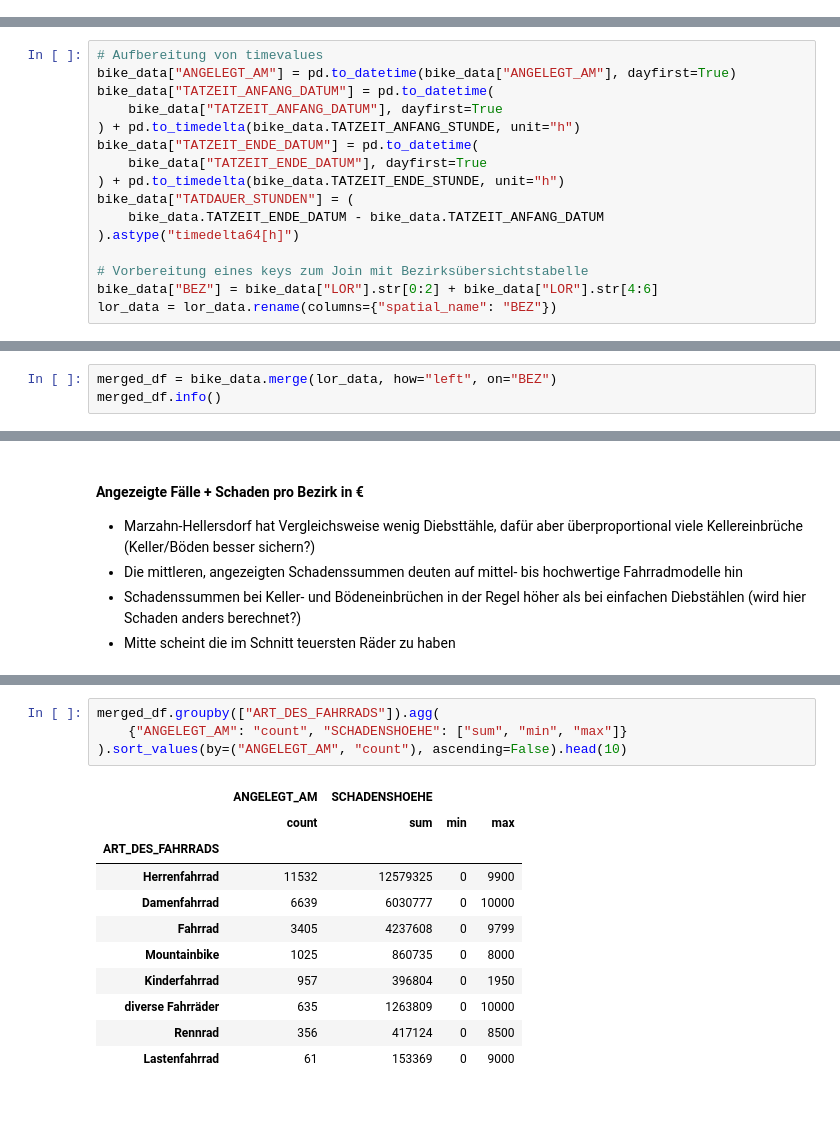
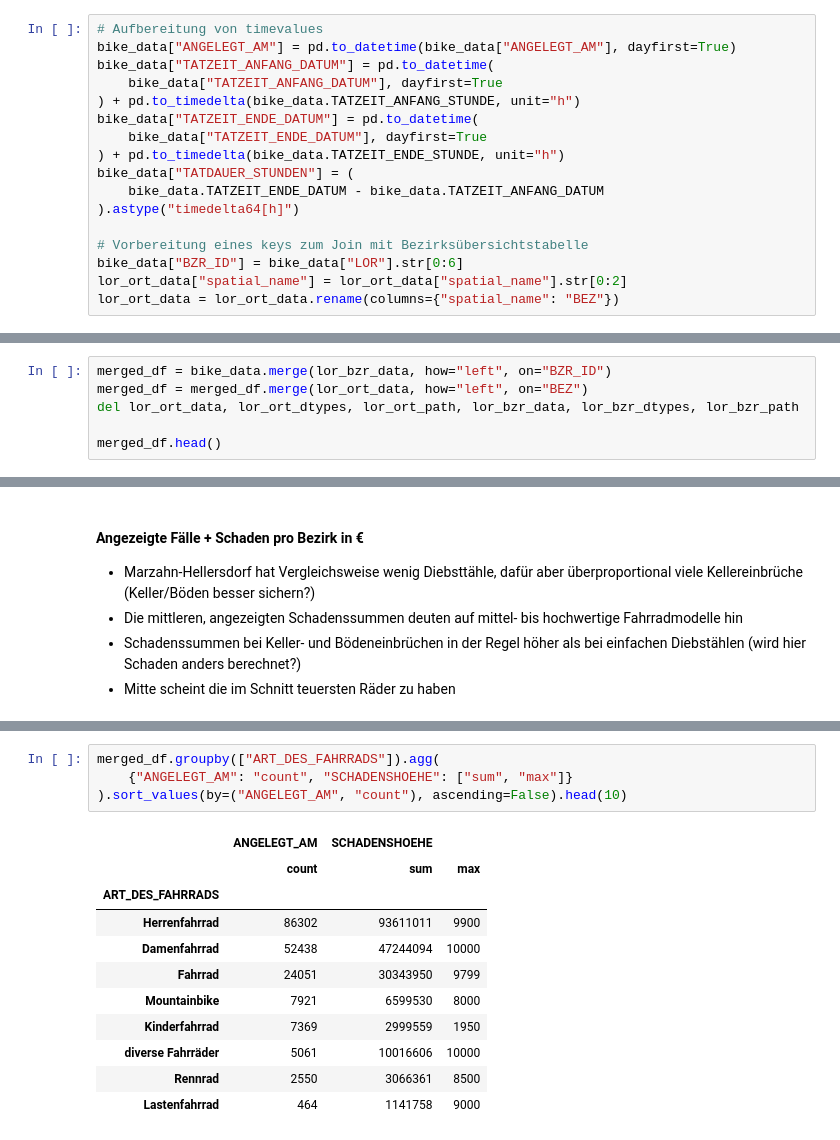
Before and after one commit to adrian-baumann/application_challenge, a Jupyter notebook: exploration.ipynb, the cells around one changed output, grey strips where cells are left out. Drawn from its saved outputs; the diff is of its cells as text; blank space fills up the shorter version.

```diff
--- a/exploration.ipynb
+++ b/exploration.ipynb
@@ -47,2 +63,19 @@ with open(lor_path, "rb") as file:
+# %%
+# Aufbereitung von timevalues
+bike_data["ANGELEGT_AM"] = pd.to_datetime(bike_data["ANGELEGT_AM"], dayfirst=True)
+bike_data["TATZEIT_ANFANG_DATUM"] = pd.to_datetime(
+    bike_data["TATZEIT_ANFANG_DATUM"], dayfirst=True
+) + pd.to_timedelta(bike_data.TATZEIT_ANFANG_STUNDE, unit="h")
+bike_data["TATZEIT_ENDE_DATUM"] = pd.to_datetime(
+    bike_data["TATZEIT_ENDE_DATUM"], dayfirst=True
+) + pd.to_timedelta(bike_data.TATZEIT_ENDE_STUNDE, unit="h")
+bike_data["TATDAUER_STUNDEN"] = (
+    bike_data.TATZEIT_ENDE_DATUM - bike_data.TATZEIT_ANFANG_DATUM
+).astype("timedelta64[h]")
+
+# Vorbereitung eines keys zum Join mit Bezirksübersichtstabelle
+bike_data["BZR_ID"] = bike_data["LOR"].str[0:6]
+lor_ort_data["spatial_name"] = lor_ort_data["spatial_name"].str[0:2]
+lor_ort_data = lor_ort_data.rename(columns={"spatial_name": "BEZ"})
 # %%
 # bike_data.info()
@@ -50,16 +83,0 @@ with open(lor_path, "rb") as file:
-# %%
-# Aufbereitung von timevalues
-bike_data["ANGELEGT_AM"] = pd.to_datetime(bike_data["ANGELEGT_AM"], dayfirst=True)
-bike_data["TATZEIT_ANFANG_DATUM"] = pd.to_datetime(
-    bike_data["TATZEIT_ANFANG_DATUM"], dayfirst=True
-) + pd.to_timedelta(bike_data.TATZEIT_ANFANG_STUNDE, unit="h")
-bike_data["TATZEIT_ENDE_DATUM"] = pd.to_datetime(
-    bike_data["TATZEIT_ENDE_DATUM"], dayfirst=True
-) + pd.to_timedelta(bike_data.TATZEIT_ENDE_STUNDE, unit="h")
-bike_data["TATDAUER_STUNDEN"] = (
-    bike_data.TATZEIT_ENDE_DATUM - bike_data.TATZEIT_ANFANG_DATUM
-).astype("timedelta64[h]")
-
-# Vorbereitung eines keys zum Join mit Bezirksübersichtstabelle
-bike_data["BEZ"] = bike_data["LOR"].str[0:2] + bike_data["LOR"].str[4:6]
-lor_data = lor_data.rename(columns={"spatial_name": "BEZ"})
@@ -75,4 +86,7 @@ bike_data.head()
 # %%
-merged_df = bike_data.merge(lor_data, how="left", on="BEZ")
-merged_df.info()
+merged_df = bike_data.merge(lor_bzr_data, how="left", on="BZR_ID")
+merged_df = merged_df.merge(lor_ort_data, how="left", on="BEZ")
+del lor_ort_data, lor_ort_dtypes, lor_ort_path, lor_bzr_data, lor_bzr_dtypes, lor_bzr_path
+
+merged_df.head()
 # %% [output]
@@ -274,19 +377,19 @@ sns.move_legend(
 # %%
 merged_df.groupby(["ART_DES_FAHRRADS"]).agg(
-    {"ANGELEGT_AM": "count", "SCHADENSHOEHE": ["sum", "min", "max"]}
+    {"ANGELEGT_AM": "count", "SCHADENSHOEHE": ["sum", "max"]}
 ).sort_values(by=("ANGELEGT_AM", "count"), ascending=False).head(10)
 # %% [output]
-|  | ANGELEGT_AM | SCHADENSHOEHE |  |  |
-|  | count | sum | min | max |
-| ART_DES_FAHRRADS |  |  |  |  |
-| Herrenfahrrad | 11532 | 12579325 | 0 | 9900 |
-| Damenfahrrad | 6639 | 6030777 | 0 | 10000 |
-| Fahrrad | 3405 | 4237608 | 0 | 9799 |
-| Mountainbike | 1025 | 860735 | 0 | 8000 |
-| Kinderfahrrad | 957 | 396804 | 0 | 1950 |
-| diverse Fahrräder | 635 | 1263809 | 0 | 10000 |
-| Rennrad | 356 | 417124 | 0 | 8500 |
-| Lastenfahrrad | 61 | 153369 | 0 | 9000 |
+|  | ANGELEGT_AM | SCHADENSHOEHE |  |
+|  | count | sum | max |
+| ART_DES_FAHRRADS |  |  |  |
+| Herrenfahrrad | 86302 | 93611011 | 9900 |
+| Damenfahrrad | 52438 | 47244094 | 10000 |
+| Fahrrad | 24051 | 30343950 | 9799 |
+| Mountainbike | 7921 | 6599530 | 8000 |
+| Kinderfahrrad | 7369 | 2999559 | 1950 |
+| diverse Fahrräder | 5061 | 10016606 | 10000 |
+| Rennrad | 2550 | 3066361 | 8500 |
+| Lastenfahrrad | 464 | 1141758 | 9000 |
 # %%
 fig, ax = plt.subplots()
 sns.histplot(
```
Also changed, not shown: parts of 32 cells of this notebook, 3 other files.
